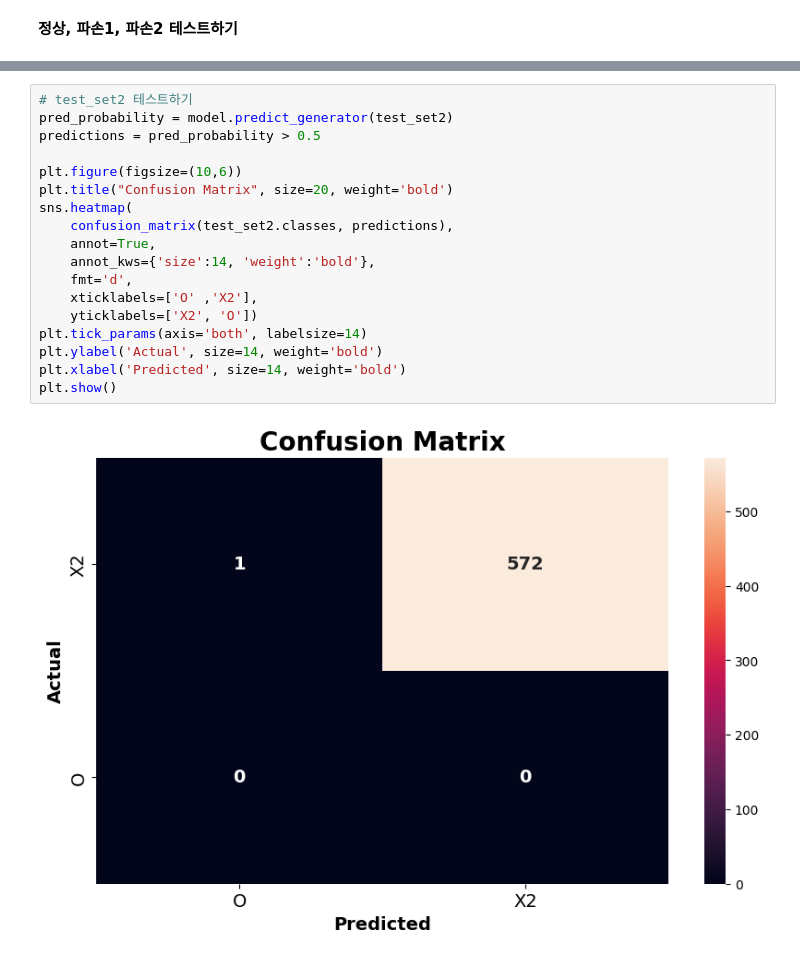
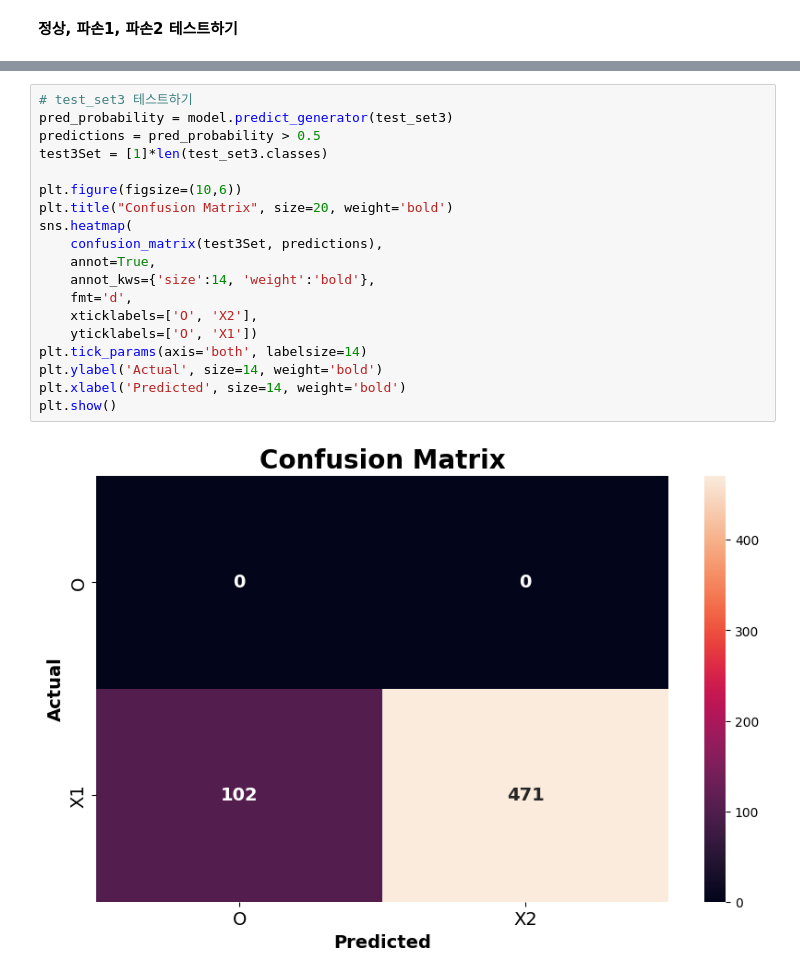
Before and after one commit to dogpaw1230/Abnormal_Detection, a Jupyter notebook: CNN_Abnormal_Detection.ipynb, the cells around one changed output, grey strips where cells are left out. Saved outputs shown, nothing was run; the diff lists cells and outputs as text.

```diff
--- a/CNN_Abnormal_Detection.ipynb
+++ b/CNN_Abnormal_Detection.ipynb
@@ -329,20 +264,21 @@ plt.show()
 # %%
-# test_set2 테스트하기
-pred_probability = model.predict_generator(test_set2)
+# test_set3 테스트하기
+pred_probability = model.predict_generator(test_set3)
 predictions = pred_probability > 0.5
+test3Set = [1]*len(test_set3.classes)
 
 plt.figure(figsize=(10,6))
 plt.title("Confusion Matrix", size=20, weight='bold')
 sns.heatmap(
-    confusion_matrix(test_set2.classes, predictions),
+    confusion_matrix(test3Set, predictions),
     annot=True,
     annot_kws={'size':14, 'weight':'bold'},
     fmt='d',
-    xticklabels=['O' ,'X2'],
-    yticklabels=['X2', 'O'])
+    xticklabels=['O', 'X2'],
+    yticklabels=['O', 'X1'])
 plt.tick_params(axis='both', labelsize=14)
 plt.ylabel('Actual', size=14, weight='bold')
 plt.xlabel('Predicted', size=14, weight='bold')
 plt.show()
 # %% [output]
-[figure, old version]
+[figure, new version]
```
Also changed, not shown: parts of 14 cells of this notebook.
